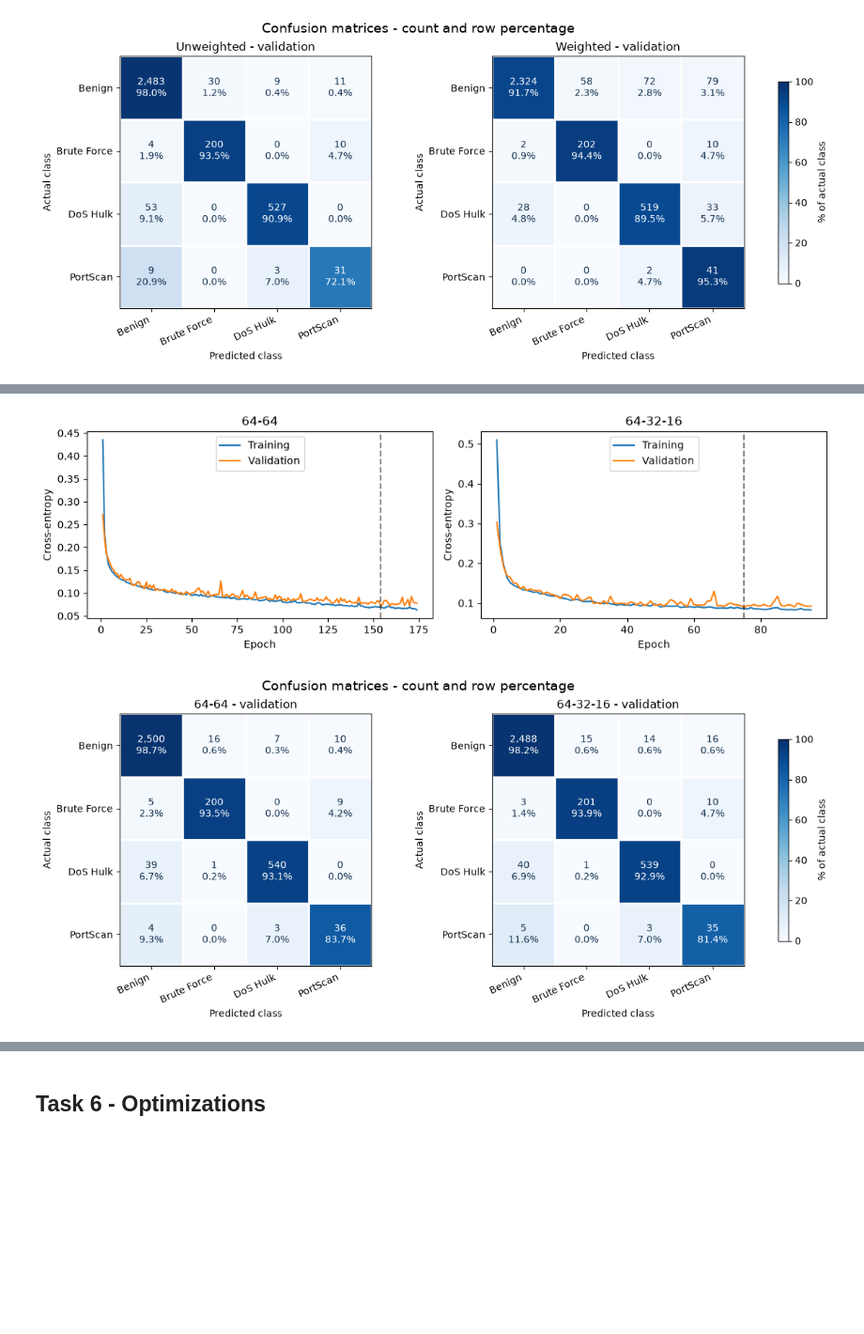
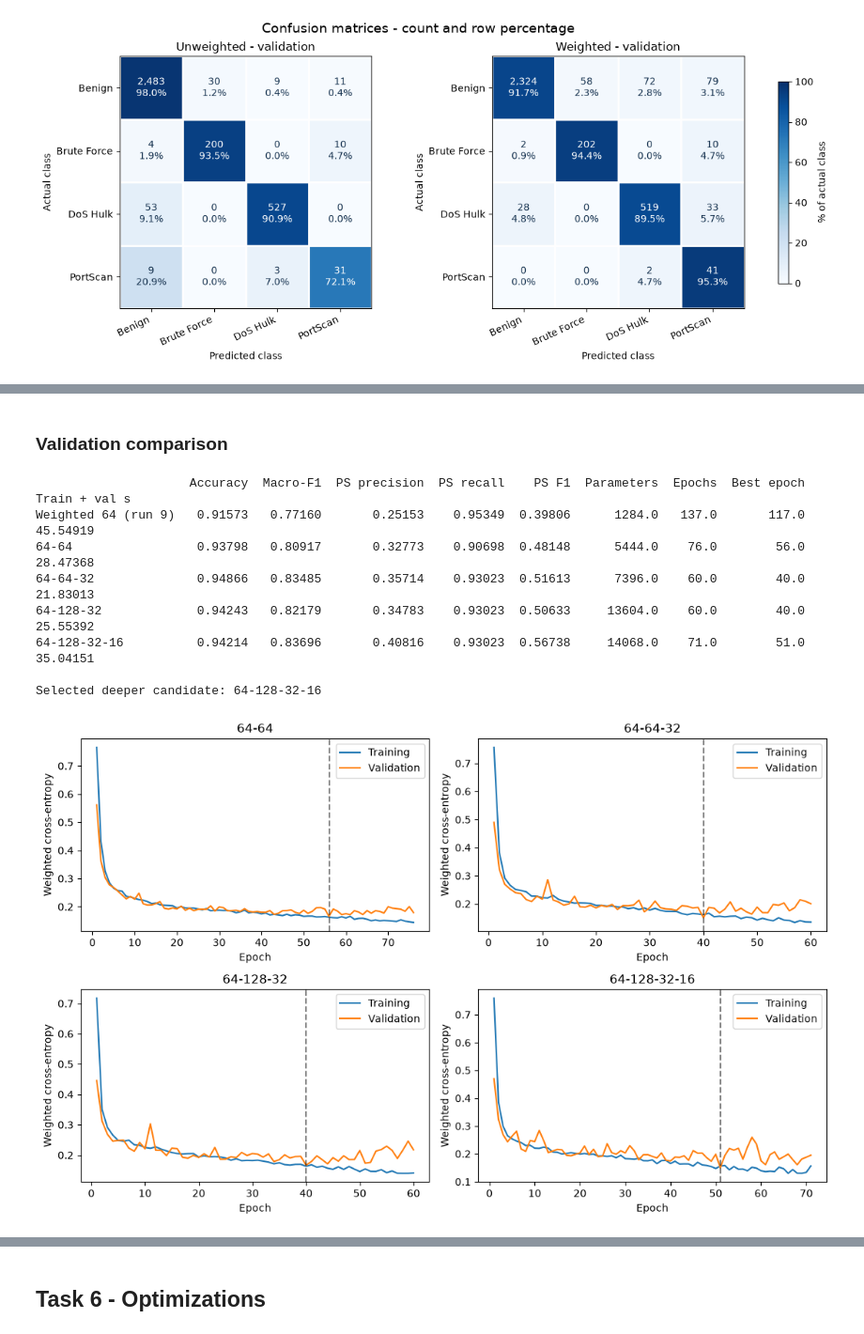
Before and after one commit to HaxelThePenguine/AI-Cybersecurity_labs2026, a Jupyter notebook: Lab_01/lab1.ipynb, the cells around one changed output, grey strips where cells are left out. Shown at 94% size. Drawn from its saved outputs; the diff is of its cells as text; code cells hidden in the pictures; blank space fills up the shorter version.

```diff
--- a/Lab_01/lab1.ipynb
+++ b/Lab_01/lab1.ipynb
@@ -1443,15 +1474,15 @@ def train_depth_5a(widths):
 # %%
 def depth_summary_5a(result, evaluation):
     metrics = evaluation["metrics"]
-    portscan_report = evaluation["report"]["PortScan"]
-    parameters = sum(parameter.numel() for parameter in result["model"].parameters())
+    portscan = evaluation["report"]["PortScan"]
 
     return pd.Series({
-        "Val CE": metrics["loss"],
         "Accuracy": metrics["accuracy"],
         "Macro-F1": metrics["macro_f1"],
-        "PortScan F1": portscan_report["f1-score"],
-        "Parameters": parameters,
+        "PS precision": portscan["precision"],
+        "PS recall": portscan["recall"],
+        "PS F1": portscan["f1-score"],
+        "Parameters": sum(p.numel() for p in result["model"].parameters()),
         "Epochs": len(result["train"]),
         "Best epoch": result["best_epoch"],
         "Train + val s": result["seconds"],
@@ -1507,21 +1530,43 @@ Baseline 64  0.10506   0.96172   0.86815      0.65263      1284.0   149.0
+# %% [markdown]
+### Validation comparison
+# %%
+comparison_rows_5a = {
+    "Weighted 64 (run 9)": depth_summary_5a(result_4b, validation_4b),
+}
+
+for name in results_5a:
+    comparison_rows_5a[name] = depth_summary_5a(results_5a[name], validation_5a[name])
+
+comparison_5a = pd.DataFrame(comparison_rows_5a).T
+print(comparison_5a.round(5).to_string())
+
+# Select a deeper candidate by recall; use macro-F1 when recall ties.
+depth_ranking_5a = comparison_5a.loc[list(ARCHITECTURES_5A)].sort_values(
+    ["PS recall", "Macro-F1"], ascending=False
+)
+selected_architecture_5a = depth_ranking_5a.index[0]
+print("\nSelected deeper candidate:", selected_architecture_5a)
+# %% [output]
+                     Accuracy  Macro-F1  PS precision  PS recall    PS F1  Parameters  Epochs  Best epoch  Train + val s
+Weighted 64 (run 9)   0.91573   0.77160       0.25153    0.95349  0.39806      1284.0   137.0       117.0       45.54919
+64-64                 0.93798   0.80917       0.32773    0.90698  0.48148      5444.0    76.0        56.0       28.47368
+64-64-32              0.94866   0.83485       0.35714    0.93023  0.51613      7396.0    60.0        40.0       21.83013
+64-128-32             0.94243   0.82179       0.34783    0.93023  0.50633     13604.0    60.0        40.0       25.55392
+64-128-32-16          0.94214   0.83696       0.40816    0.93023  0.56738     14068.0    71.0        51.0       35.04151
+
+Selected deeper candidate: 64-128-32-16
 # %%
-fig, axes = plt.subplots(1, 2, figsize=(11, 3.5))
-for ax, (name, result) in zip(axes, results_5a.items()):
+fig, axes = plt.subplots(2, 2, figsize=(11, 7))
+
+for ax, (name, result) in zip(axes.flat, results_5a.items()):
     epochs = np.arange(1, len(result["train"]) + 1)
     ax.plot(epochs, result["train"], label="Training")
     ax.plot(epochs, result["val"], label="Validation")
     ax.axvline(result["best_epoch"], color="black", linestyle="--", alpha=0.5)
-    ax.set(title=name, xlabel="Epoch", ylabel="Cross-entropy")
+    ax.set(title=name, xlabel="Epoch", ylabel="Weighted cross-entropy")
     ax.legend()
+
 fig.tight_layout()
 plt.show()
-matrices_5a = []
-titles_5a = []
-for name, evaluation in validation_5a.items():
-    matrices_5a.append(evaluation["confusion_matrix"])
-    titles_5a.append(f"{name} - validation")
-
-plot_confusion_2c(matrices_5a, titles_5a)
 # %% [output]
-[figure, old version]
+[figure, new version]
-[figure, removed]
```
Also changed, not shown: parts of 33 cells of this notebook, 2 other files.
